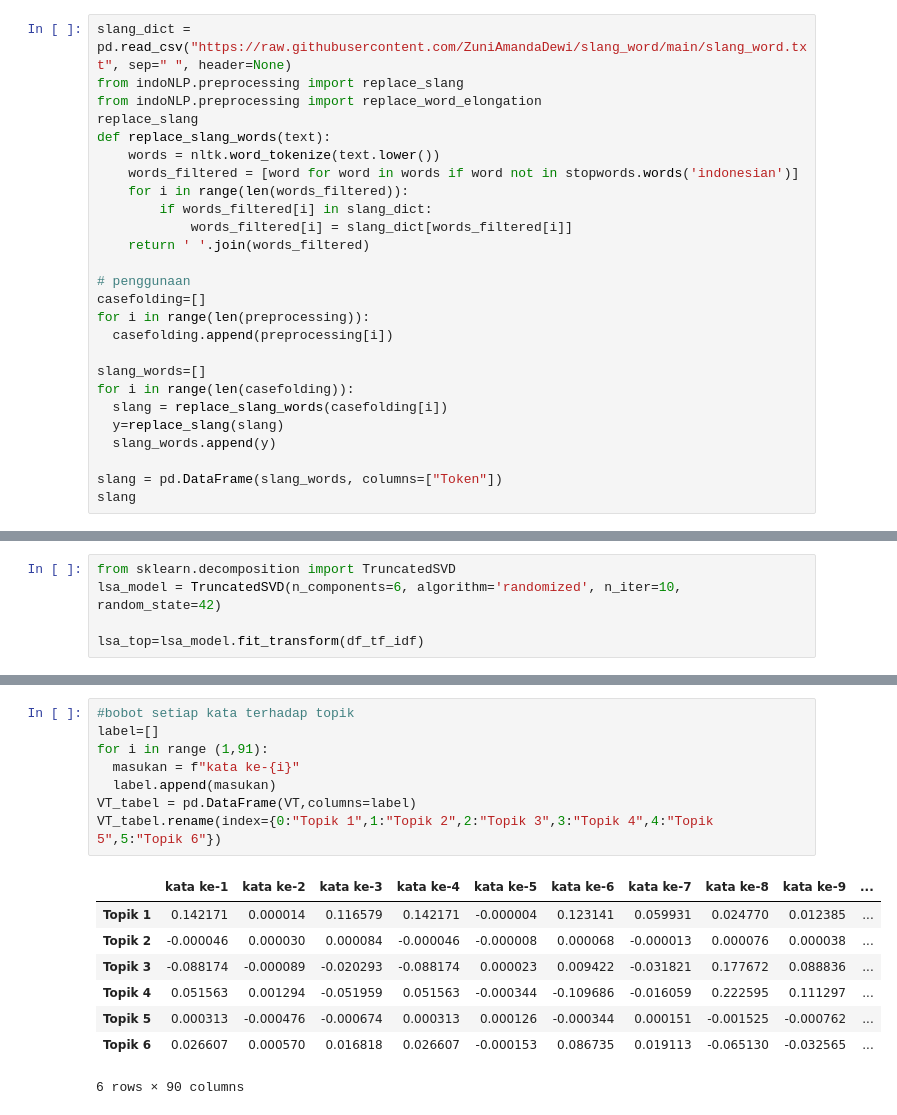
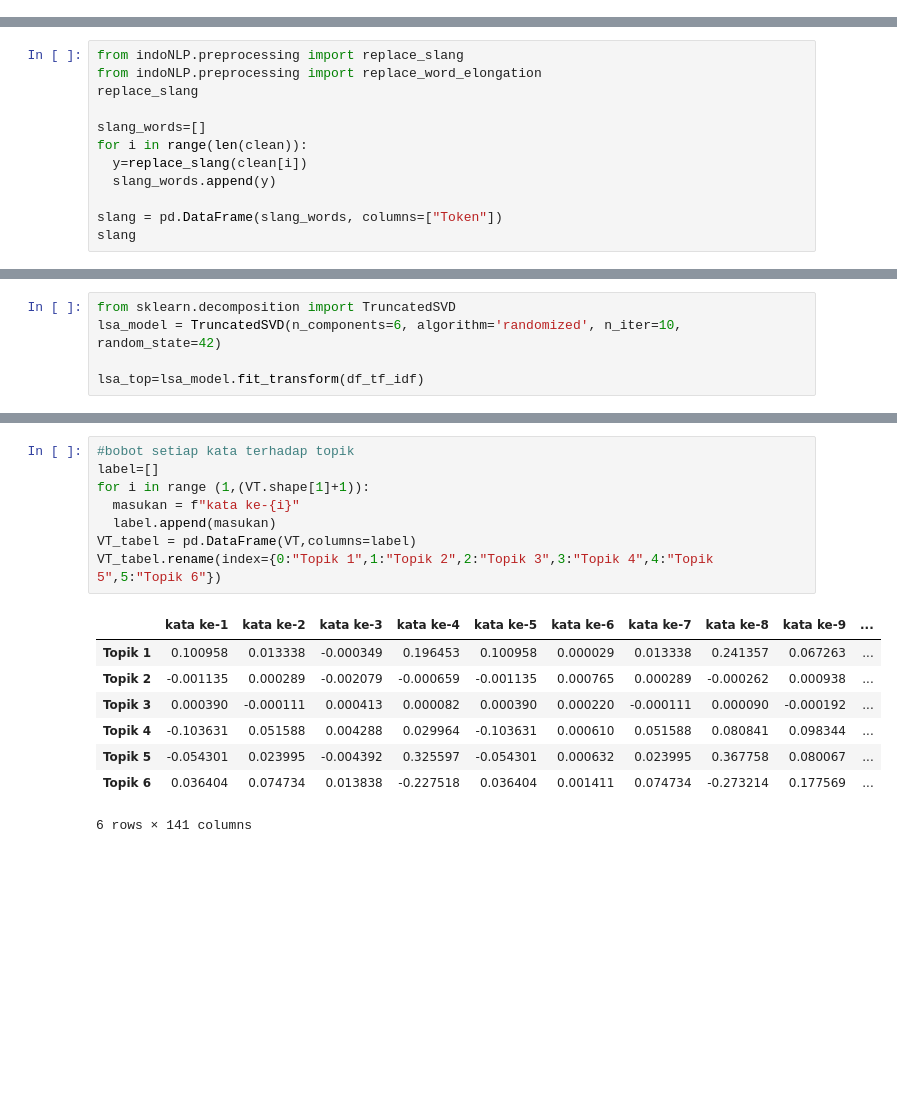
Before and after one commit to ZuniAmandaDewi/prosaindata, a Jupyter notebook: _sources/tugas_psd/Topik Modelling.ipynb, the cells around one changed output, grey strips where cells are left out. Drawn from its saved outputs; the diff is of its cells as text; blank space fills up the shorter version.

```diff
--- a/_sources/tugas_psd/Topik Modelling.ipynb
+++ b/_sources/tugas_psd/Topik Modelling.ipynb
@@ -252,29 +260,3 @@ Collecting indoNLP
   Downloading indoNLP-0.3.4-py3-none-any.whl (121 kB)
 Installing collected packages: indoNLP
 Successfully installed indoNLP-0.3.4
-# %%
-slang_dict = pd.read_csv("https://raw.githubusercontent.com/ZuniAmandaDewi/slang_word/main/slang_word.txt", sep=" ", header=None)
-from indoNLP.preprocessing import replace_slang
-from indoNLP.preprocessing import replace_word_elongation
-replace_slang
-def replace_slang_words(text):
-    words = nltk.word_tokenize(text.lower())
-    words_filtered = [word for word in words if word not in stopwords.words('indonesian')]
-    for i in range(len(words_filtered)):
-        if words_filtered[i] in slang_dict:
-            words_filtered[i] = slang_dict[words_filtered[i]]
-    return ' '.join(words_filtered)
-
-# penggunaan
-casefolding=[]
-for i in range(len(preprocessing)):
-  casefolding.append(preprocessing[i])
-
-slang_words=[]
-for i in range(len(casefolding)):
-  slang = replace_slang_words(casefolding[i])
-  y=replace_slang(slang)
-  slang_words.append(y)
-
-slang = pd.DataFrame(slang_words, columns=["Token"])
-slang
@@ -298,0 +263,12 @@ slang
+# %%
+from indoNLP.preprocessing import replace_slang
+from indoNLP.preprocessing import replace_word_elongation
+replace_slang
+
+slang_words=[]
+for i in range(len(clean)):
+  y=replace_slang(clean[i])
+  slang_words.append(y)
+
+slang = pd.DataFrame(slang_words, columns=["Token"])
+slang
@@ -541,17 +532,17 @@ print(VT.shape) # (no_of_topics*no_of_words)
 # %%
 #bobot setiap kata terhadap topik
 label=[]
-for i in range (1,91):
+for i in range (1,(VT.shape[1]+1)):
   masukan = f"kata ke-{i}"
   label.append(masukan)
 VT_tabel = pd.DataFrame(VT,columns=label)
 VT_tabel.rename(index={0:"Topik 1",1:"Topik 2",2:"Topik 3",3:"Topik 4",4:"Topik 5",5:"Topik 6"})
 # %% [output]
 |  | kata ke-1 | kata ke-2 | kata ke-3 | kata ke-4 | kata ke-5 | kata ke-6 | kata ke-7 | kata ke-8 | kata ke-9 | ... |
-| Topik 1 | 0.142171 | 0.000014 | 0.116579 | 0.142171 | -0.000004 | 0.123141 | 0.059931 | 0.024770 | 0.012385 | ... |
-| Topik 2 | -0.000046 | 0.000030 | 0.000084 | -0.000046 | -0.000008 | 0.000068 | -0.000013 | 0.000076 | 0.000038 | ... |
-| Topik 3 | -0.088174 | -0.000089 | -0.020293 | -0.088174 | 0.000023 | 0.009422 | -0.031821 | 0.177672 | 0.088836 | ... |
-| Topik 4 | 0.051563 | 0.001294 | -0.051959 | 0.051563 | -0.000344 | -0.109686 | -0.016059 | 0.222595 | 0.111297 | ... |
-| Topik 5 | 0.000313 | -0.000476 | -0.000674 | 0.000313 | 0.000126 | -0.000344 | 0.000151 | -0.001525 | -0.000762 | ... |
-| Topik 6 | 0.026607 | 0.000570 | 0.016818 | 0.026607 | -0.000153 | 0.086735 | 0.019113 | -0.065130 | -0.032565 | ... |
+| Topik 1 | 0.100958 | 0.013338 | -0.000349 | 0.196453 | 0.100958 | 0.000029 | 0.013338 | 0.241357 | 0.067263 | ... |
+| Topik 2 | -0.001135 | 0.000289 | -0.002079 | -0.000659 | -0.001135 | 0.000765 | 0.000289 | -0.000262 | 0.000938 | ... |
+| Topik 3 | 0.000390 | -0.000111 | 0.000413 | 0.000082 | 0.000390 | 0.000220 | -0.000111 | 0.000090 | -0.000192 | ... |
+| Topik 4 | -0.103631 | 0.051588 | 0.004288 | 0.029964 | -0.103631 | 0.000610 | 0.051588 | 0.080841 | 0.098344 | ... |
+| Topik 5 | -0.054301 | 0.023995 | -0.004392 | 0.325597 | -0.054301 | 0.000632 | 0.023995 | 0.367758 | 0.080067 | ... |
+| Topik 6 | 0.036404 | 0.074734 | 0.013838 | -0.227518 | 0.036404 | 0.001411 | 0.074734 | -0.273214 | 0.177569 | ... |
-6 rows × 90 columns
+6 rows × 141 columns
```
Also changed, not shown: parts of 20 cells of this notebook, 8 other files.
